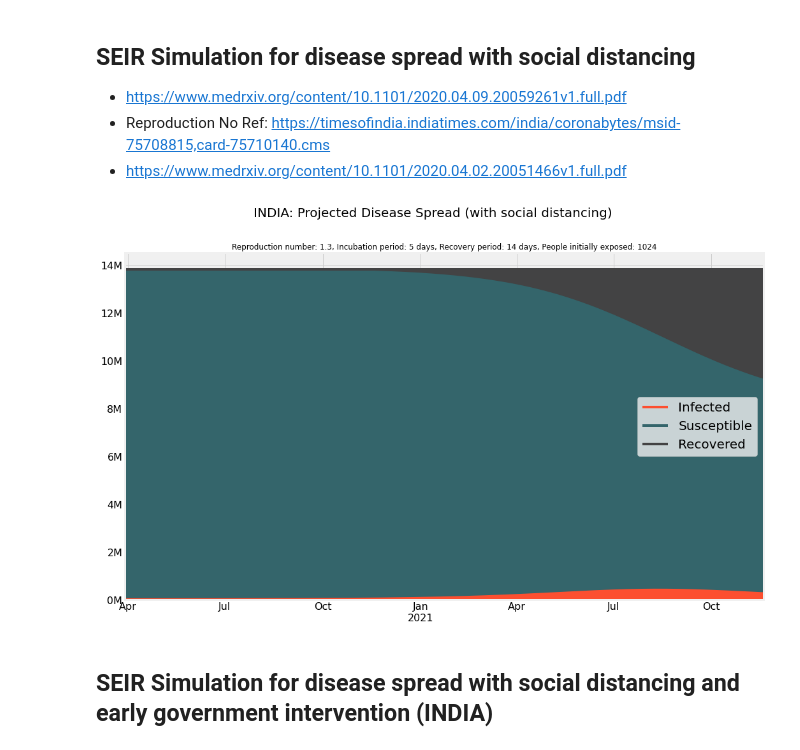
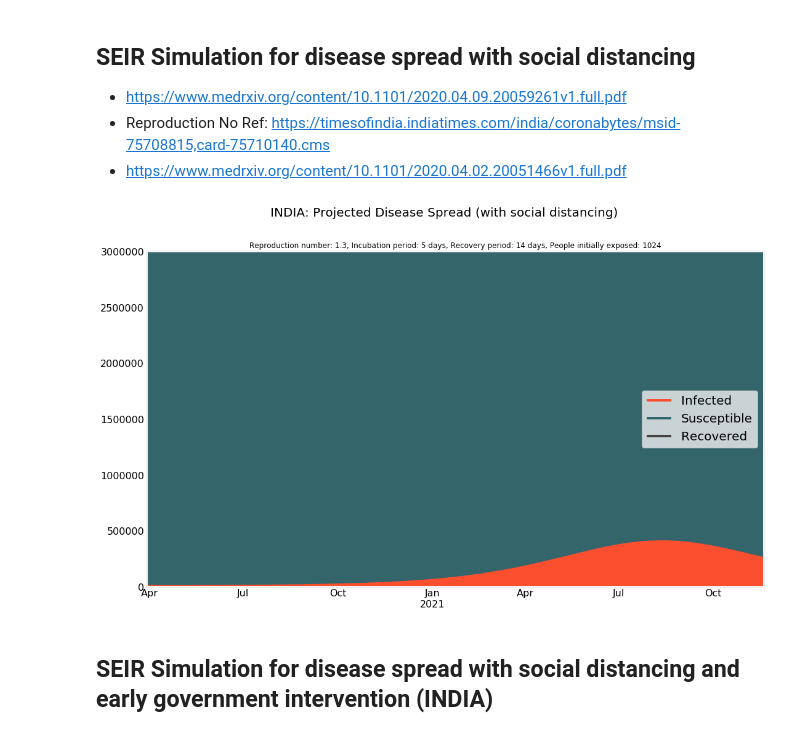
Before and after one commit to Niharika1203/CSE246_FinalProject-1, a Jupyter notebook: CSE246-FinalProject-COVID-19.ipynb, the cells around one changed output. Cells and saved outputs as stored; diff of their text form; code cells hidden in the pictures.

```diff
--- a/CSE246-FinalProject-COVID-19.ipynb
+++ b/CSE246-FinalProject-COVID-19.ipynb
@@ -625,34 +609,36 @@ init_vals = (
 # Run simulation
 results_df = SEIR_model(
     initial_conditions=init_vals,
     model_parameters=(sigma, beta, gamma),
     days=simulation_duration,
 )
 # Scale outputs by population size
 results_df *= population_size
 results_df = results_df.astype(int)
 # Set date index
 results_df.index = pd.date_range(
     start_date, start_date + pd.Timedelta(days=simulation_duration)
 )
 
 # Plotting
 # for plotting purposes, "infected" includes individuals who have been exposed as well
 SEIR_chart(
     pd.DataFrame(
         {
             "Infected": results_df["Infected"] + results_df["Exposed"],
             "Susceptible": results_df["Susceptible"],
             "Recovered": results_df["Recovered"],
         }
     ),
     "INDIA: Projected Disease Spread (with social distancing)",
     "Reproduction number: {}, Incubation period: {} days, Recovery period: {} days, People initially exposed: {}".format(
         reproduction_number, incubation_period, recovery_period, initial_exposed
     ),
+
+    3000000
 )
 # %% [output]
-[figure, old version]
+[figure, new version]
 # %% [markdown]
 ## SEIR Simulation for disease spread with social distancing and early government intervention (INDIA)
 # %%
```
Also changed, not shown: parts of 2 cells of this notebook.
